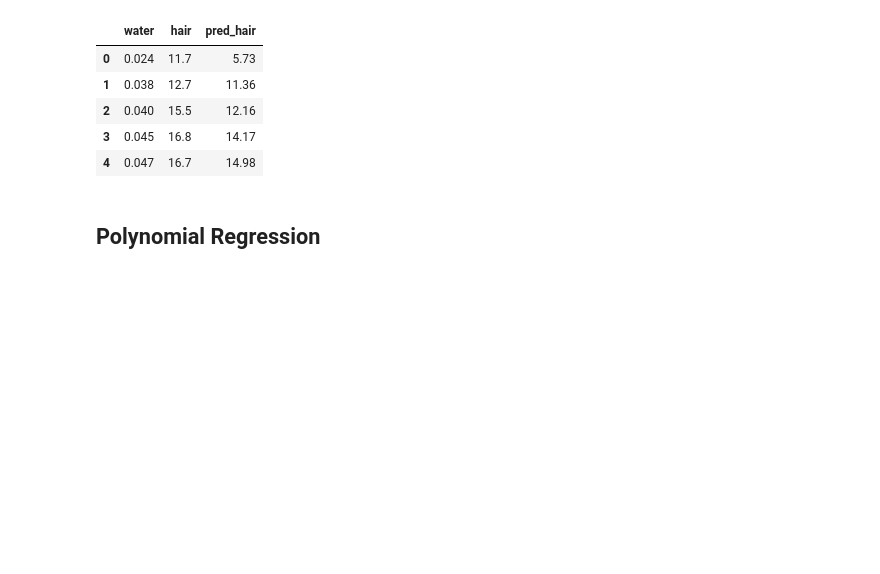
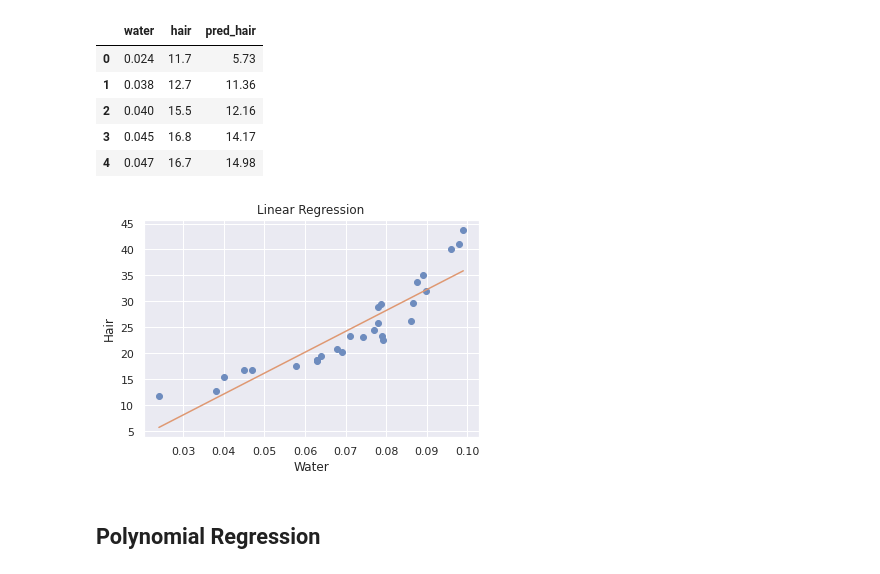
Before and after one commit to NazarPonochevnyi/Programming-Labs, a Jupyter notebook: Programming/Sem5/Lab1/Lab1.ipynb, the cells around one changed output. Saved outputs shown, nothing was run; the diff lists cells and outputs as text; code cells hidden in the pictures; blank space fills up the shorter version.

Commit message:
feature: add visualization

```diff
--- a/Programming/Sem5/Lab1/Lab1.ipynb
+++ b/Programming/Sem5/Lab1/Lab1.ipynb
@@ -3,9 +3,13 @@
 # %%
 import numpy as np
 import pandas as pd
+import seaborn as sns
+import matplotlib.pyplot as plt
 from sklearn.linear_model import LinearRegression
 from sklearn.preprocessing import PolynomialFeatures
 from sklearn.preprocessing import FunctionTransformer
+
+sns.set()
 # %%
 data = np.array([
         [0.024, 11.7],
@@ -70,6 +74,15 @@ df.assign(pred_hair=np.round(model.predict(x), 2)).head()
 | 2 | 0.040 | 15.5 | 12.16 |
 | 3 | 0.045 | 16.8 | 14.17 |
 | 4 | 0.047 | 16.7 | 14.98 |
+# %%
+plt.scatter(x, y, color='#6e8cbe')
+plt.plot(x, model.predict(x), color='#df9872')
+plt.title('Linear Regression')
+plt.xlabel('Water')
+plt.ylabel('Hair')
+plt.show()
+# %% [output]
+[figure, added]
 # %% [markdown]
 ## Polynomial Regression
 # %%
```
Also changed, not shown: parts of 3 cells of this notebook.
